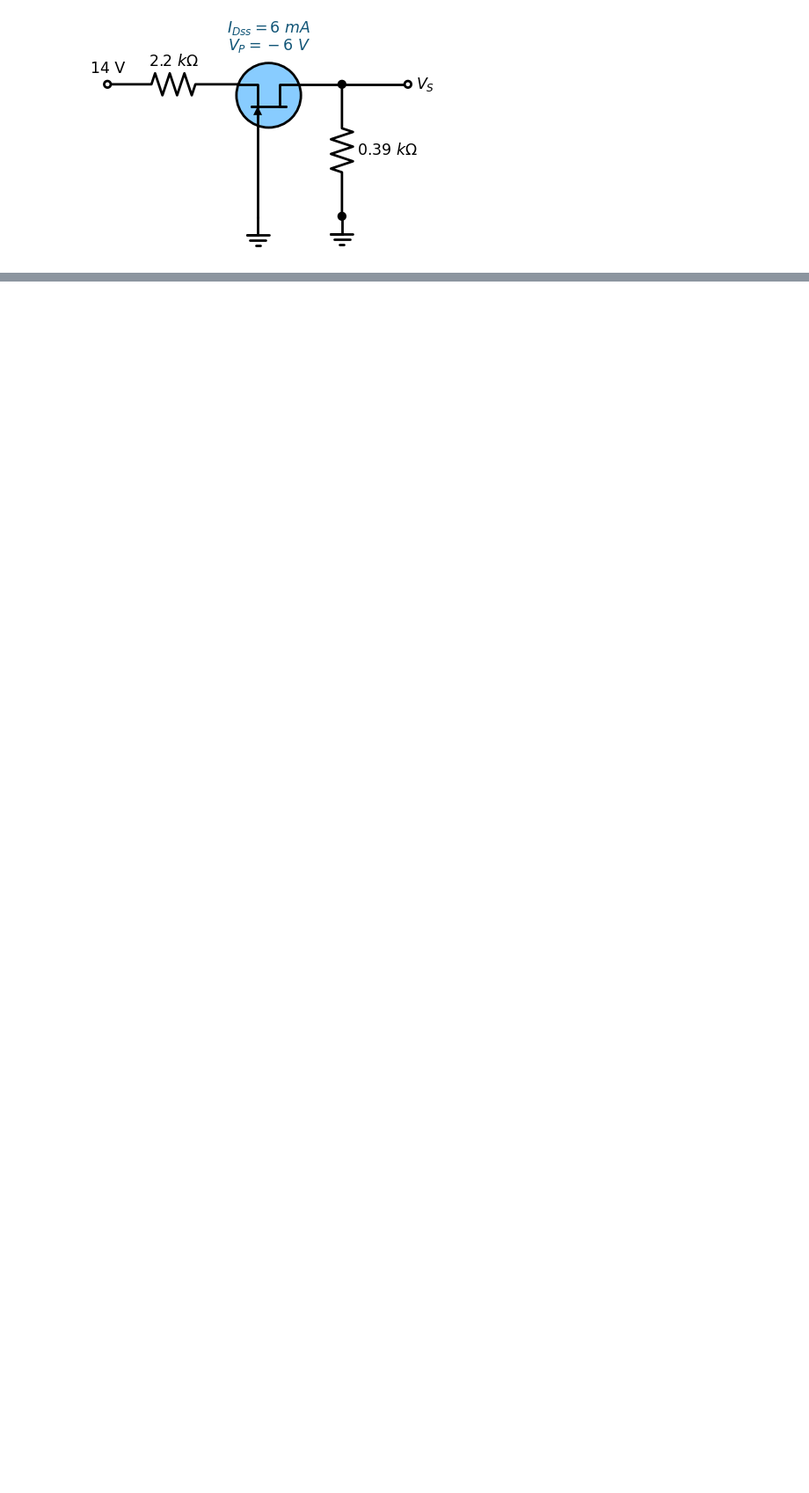
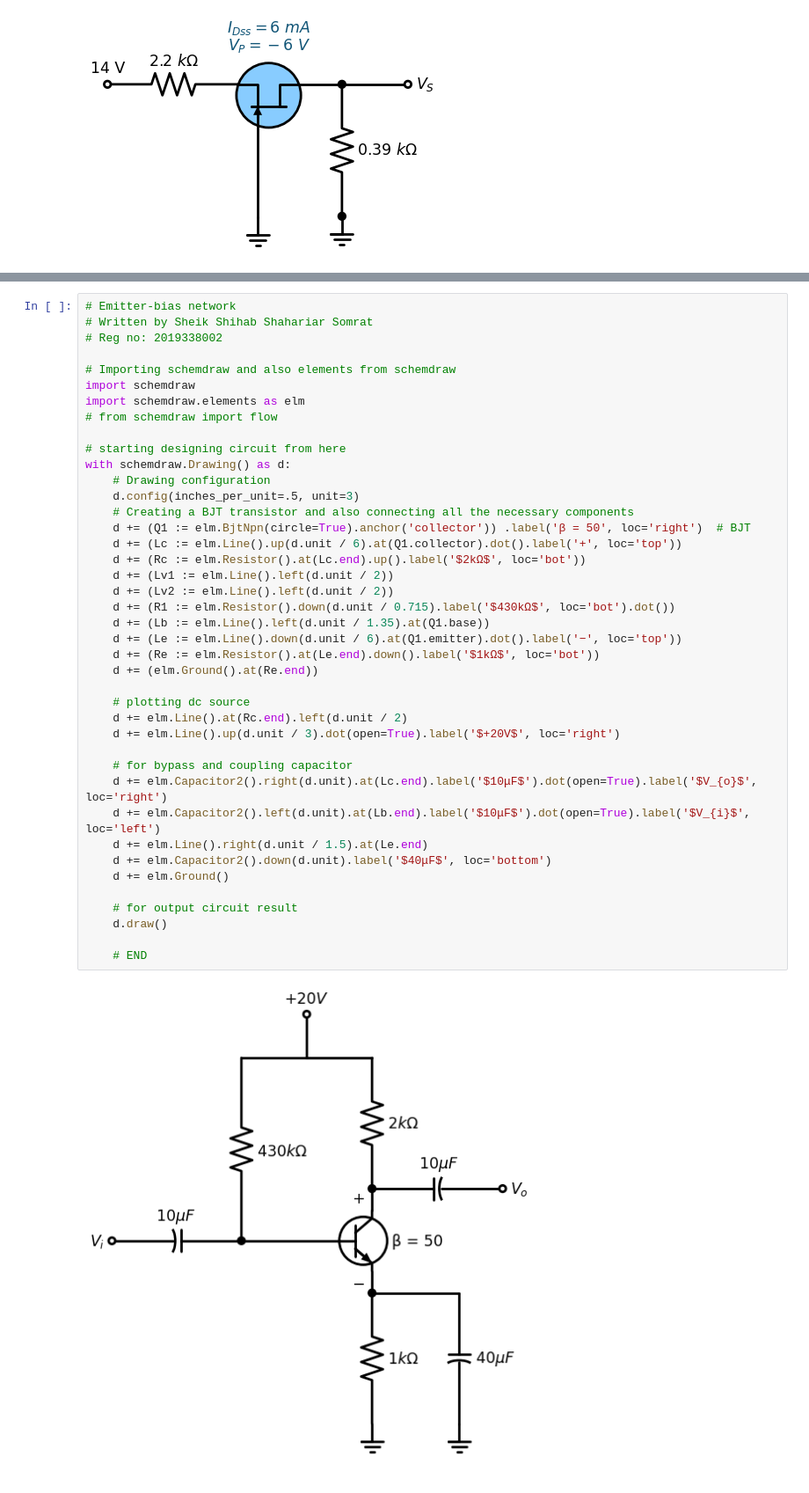
Before and after one commit to avro1199/Python-Programming, a Jupyter notebook: Electronics-2/Circuits.ipynb, the cells around one changed output, grey strips where cells are left out. Shown: that part at 88% size. Saved outputs shown, nothing was run; the diff lists cells and outputs as text; blank space fills up the shorter version.

```diff
--- a/Electronics-2/Circuits.ipynb
+++ b/Electronics-2/Circuits.ipynb
@@ -30,0 +33,43 @@ with schemdraw.Drawing() as ckt:
+# %%
+# Emitter-bias network
+# Written by Sheik Shihab Shahariar Somrat
+# Reg no: 2019338002
+
+# Importing schemdraw and also elements from schemdraw
+import schemdraw
+import schemdraw.elements as elm
+# from schemdraw import flow
+
+# starting designing circuit from here
+with schemdraw.Drawing() as d:
+    # Drawing configuration
+    d.config(inches_per_unit=.5, unit=3)
+    # Creating a BJT transistor and also connecting all the necessary components
+    d += (Q1 := elm.BjtNpn(circle=True).anchor('collector')) .label('β = 50', loc='right')  # BJT
+    d += (Lc := elm.Line().up(d.unit / 6).at(Q1.collector).dot().label('+', loc='top'))
+    d += (Rc := elm.Resistor().at(Lc.end).up().label('$2kΩ$', loc='bot'))
+    d += (Lv1 := elm.Line().left(d.unit / 2))
+    d += (Lv2 := elm.Line().left(d.unit / 2))
+    d += (R1 := elm.Resistor().down(d.unit / 0.715).label('$430kΩ$', loc='bot').dot())
+    d += (Lb := elm.Line().left(d.unit / 1.35).at(Q1.base))
+    d += (Le := elm.Line().down(d.unit / 6).at(Q1.emitter).dot().label('−', loc='top'))
+    d += (Re := elm.Resistor().at(Le.end).down().label('$1kΩ$', loc='bot'))
+    d += (elm.Ground().at(Re.end))
+
+    # plotting dc source
+    d += elm.Line().at(Rc.end).left(d.unit / 2)
+    d += elm.Line().up(d.unit / 3).dot(open=True).label('$+20V$', loc='right')
+
+    # for bypass and coupling capacitor
+    d += elm.Capacitor2().right(d.unit).at(Lc.end).label('$10μF$').dot(open=True).label('$V_{o}$', loc='right')
+    d += elm.Capacitor2().left(d.unit).at(Lb.end).label('$10μF$').dot(open=True).label('$V_{i}$', loc='left')
+    d += elm.Line().right(d.unit / 1.5).at(Le.end)
+    d += elm.Capacitor2().down(d.unit).label('$40μF$', loc='bottom')
+    d += elm.Ground()
+
+    # for output circuit result
+    d.draw()
+
+    # END
+# %% [output]
+[figure, added]
```
Also changed, not shown: parts of 1 cell of this notebook, 6 other files.
